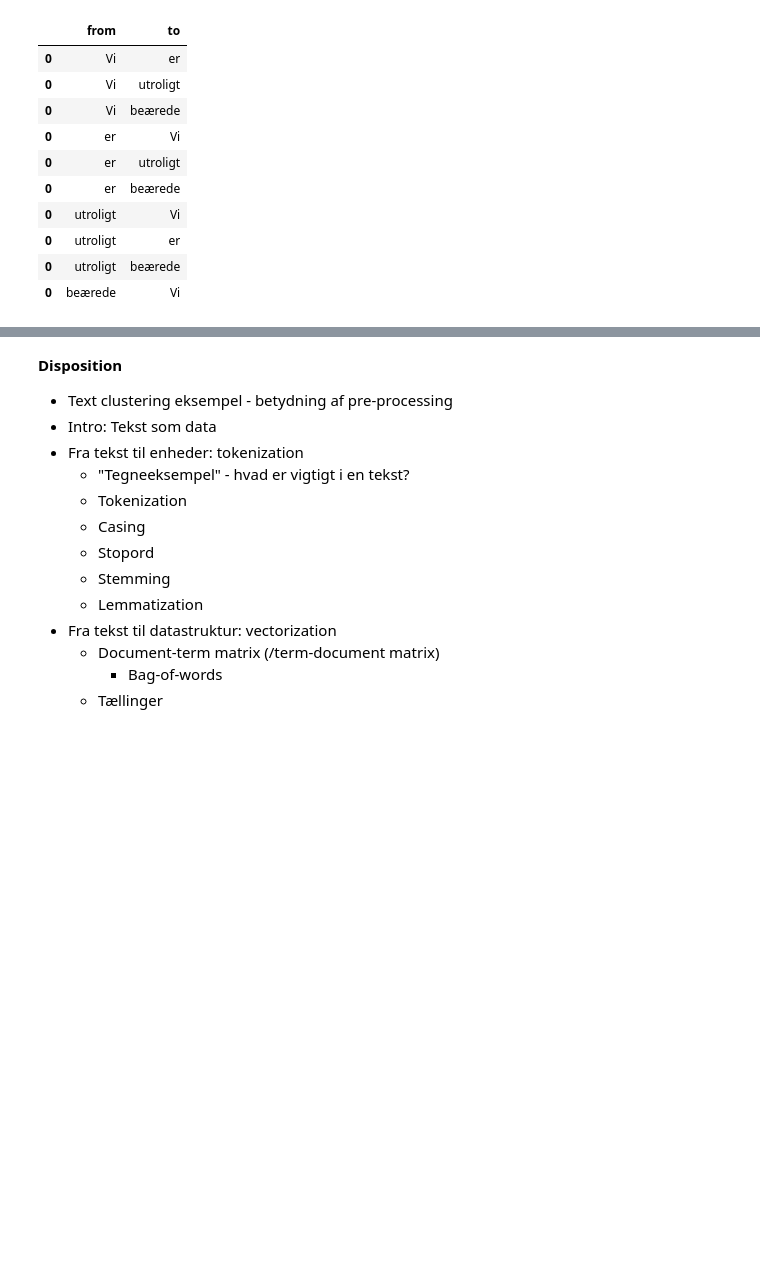
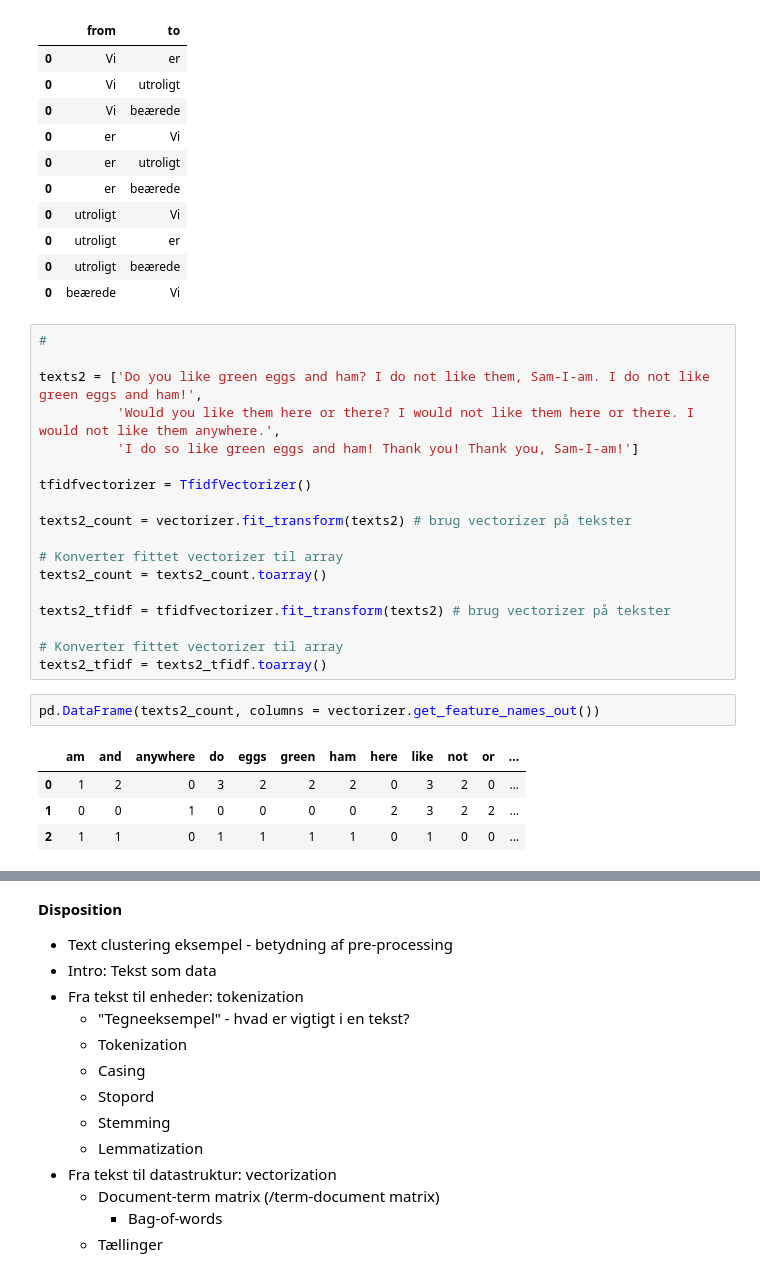
Before and after one commit to quasidemic/course_sds-I, a Jupyter notebook: sessions/09_clean-text/notebooks/clean-text_slides.ipynb, the cells around one changed output, grey strips where cells are left out. Saved outputs shown, nothing was run; the diff lists cells and outputs as text; blank space fills up the shorter version.

```diff
--- a/sessions/09_clean-text/notebooks/clean-text_slides.ipynb
+++ b/sessions/09_clean-text/notebooks/clean-text_slides.ipynb
@@ -77,3 +78,28 @@ df.head(10)
 | 0 | utroligt | er |
 | 0 | utroligt | beærede |
 | 0 | beærede | Vi |
+# %%
+#
+
+texts2 = ['Do you like green eggs and ham? I do not like them, Sam-I-am. I do not like green eggs and ham!',
+          'Would you like them here or there? I would not like them here or there. I would not like them anywhere.',
+          'I do so like green eggs and ham! Thank you! Thank you, Sam-I-am!']
+
+tfidfvectorizer = TfidfVectorizer()
+
+texts2_count = vectorizer.fit_transform(texts2) # brug vectorizer på tekster
+
+# Konverter fittet vectorizer til array
+texts2_count = texts2_count.toarray()
+
+texts2_tfidf = tfidfvectorizer.fit_transform(texts2) # brug vectorizer på tekster
+
+# Konverter fittet vectorizer til array
+texts2_tfidf = texts2_tfidf.toarray()
+# %%
+pd.DataFrame(texts2_count, columns = vectorizer.get_feature_names_out())
+# %% [output]
+|  | am | and | anywhere | do | eggs | green | ham | here | like | not | or | ... |
+| 0 | 1 | 2 | 0 | 3 | 2 | 2 | 2 | 0 | 3 | 2 | 0 | ... |
+| 1 | 0 | 0 | 1 | 0 | 0 | 0 | 0 | 2 | 3 | 2 | 2 | ... |
+| 2 | 1 | 1 | 0 | 1 | 1 | 1 | 1 | 0 | 1 | 0 | 0 | ... |
```
Also changed, not shown: parts of 14 cells of this notebook, 1 other file.
